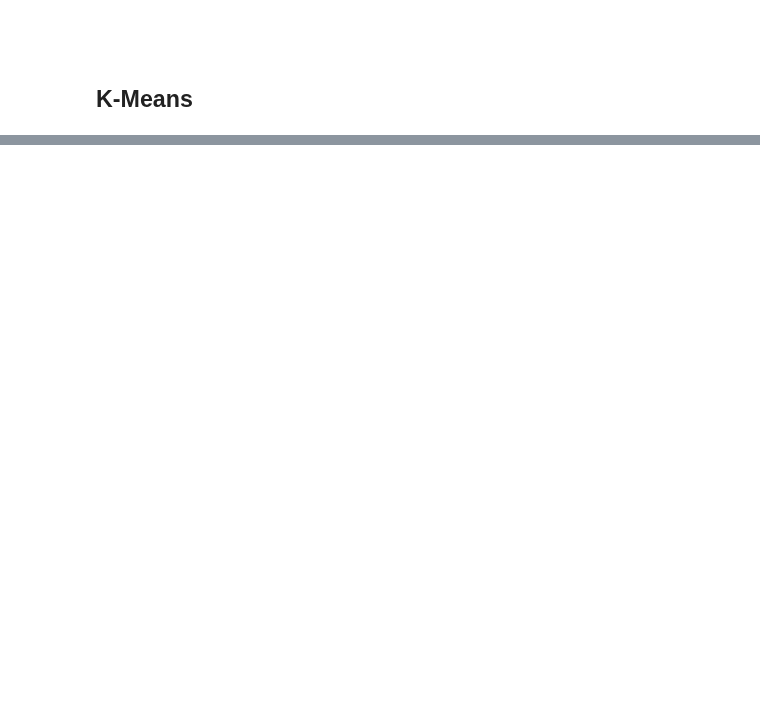
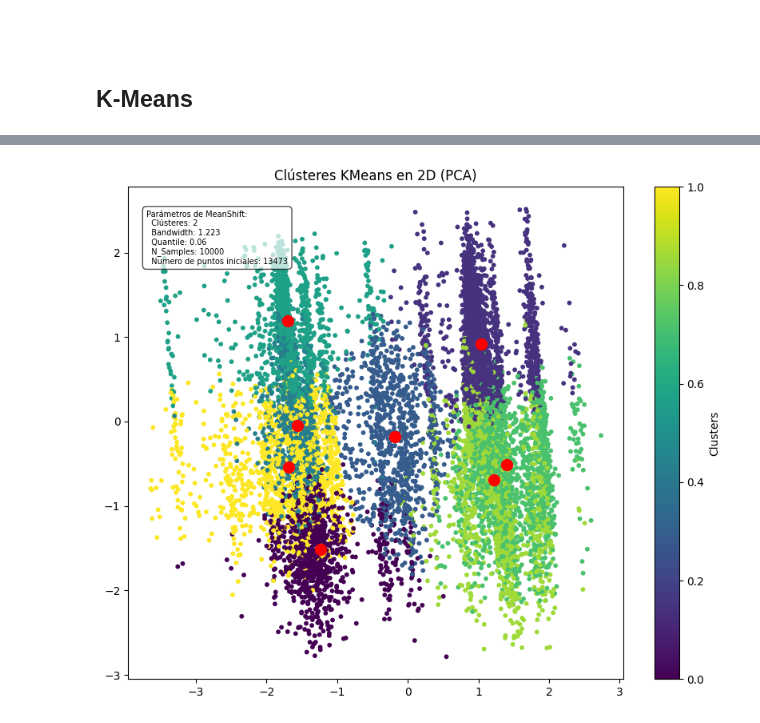
Before and after one commit to branxeto/Laboratorios, a Jupyter notebook: Lab IA/Tarea 2/Item1.ipynb, the cells around one changed output, grey strips where cells are left out. Cells and saved outputs as stored; diff of their text form; code cells hidden in the pictures; blank space fills up the shorter version.

Commit message:
K-Means terminado

```diff
--- a/Lab IA/Tarea 2/Item1.ipynb
+++ b/Lab IA/Tarea 2/Item1.ipynb
@@ -145,8 +183,9 @@ plt.show()
 from sklearn.cluster import KMeans
 import matplotlib.pyplot as plt
 # %%
-train_data = pd.DataFrame(train_data)
+train_data_kmeans = pd.DataFrame(train_data)
 kmeans = KMeans(n_clusters=8, random_state=42)
-kmeans.fit(train_data)
-train_data["cluster"] = kmeans.labels_
-print(train_data.head())
+kmeans.fit(train_data_kmeans)
+clusters_kmeans = kmeans.labels_
+print(train_data_kmeans.head())
+print(len(np.unique(clusters_kmeans)))
@@ -153,7 +207,36 @@ print(train_data.head())
 # %%
-plt.scatter(train_data['Feature1'], train_data['Feature2'], c=train_data['cluster'], cmap='viridis')
-plt.xlabel('Feature1')
-plt.ylabel('Feature2')
-plt.title('Clústeres KMeans')
-plt.colorbar(label='Cluster')
+grafico_2d_kmeans = PCA(n_components=2, random_state=42)
+train_data_2d = grafico_2d_kmeans.fit_transform(train_data_kmeans)
+centros_2d = grafico_2d_kmeans.transform(kmeans.cluster_centers_)
+plt.figure(figsize=(10, 8))
+plt.scatter(train_data_2d[:, 0], train_data_2d[:, 1],
+            c=clusters_kmeans, cmap='viridis', s=10)
+plt.scatter(
+    centros_2d[:, 0],
+    centros_2d[:, 1],
+    color='red',
+    s=100,
+    zorder=10,
+    marker='o',
+    label='Centros'
+)
+param_string = (
+    f"Parámetros de MeanShift:\n"
+    f"  Clústeres: {n_clusters_}\n"
+    f"  Bandwidth: {bandwidth:.3f}\n"
+    f"  Quantile: {qt}\n"
+    f"  N_Samples: {nsamples}\n"
+    f"  Numero de puntos iniciales: {len(train_data)}"
+)
+plt.text(
+    -3.7, 2.5, param_string,
+    ha='left', va='top',
+    fontsize=7,
+    bbox=dict(boxstyle='round,pad=0.5', facecolor='white', alpha=0.7)
+)
+plt.legend()
+plt.title('Clústeres KMeans en 2D (PCA)')
+plt.colorbar(label='Clusters')
 plt.show()
+# %% [output]
+[figure, added]
```
Also changed, not shown: parts of 4 cells of this notebook.
